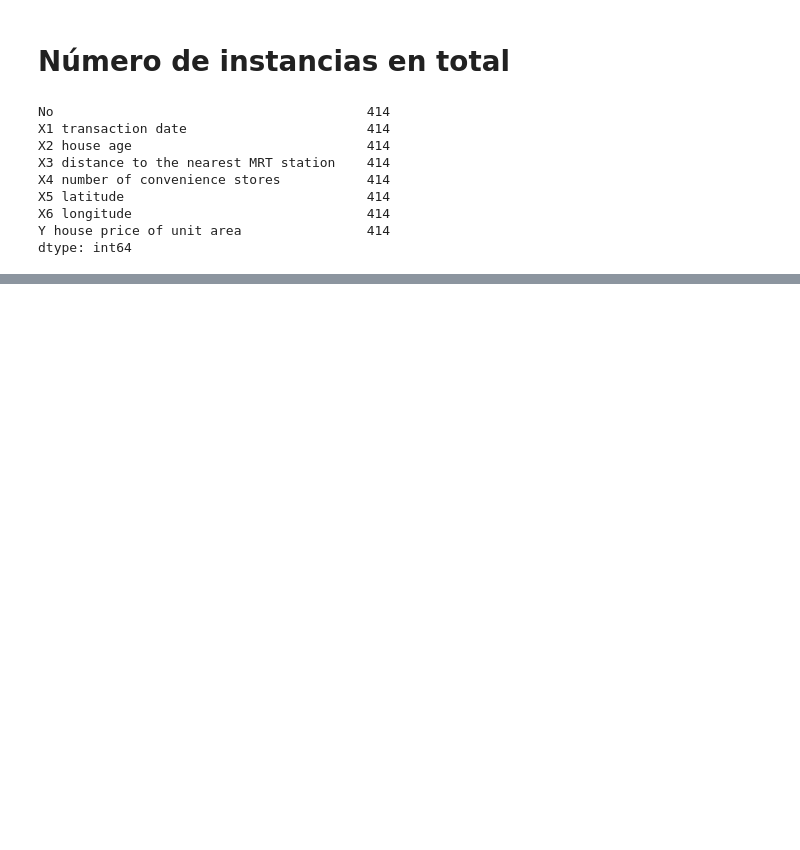
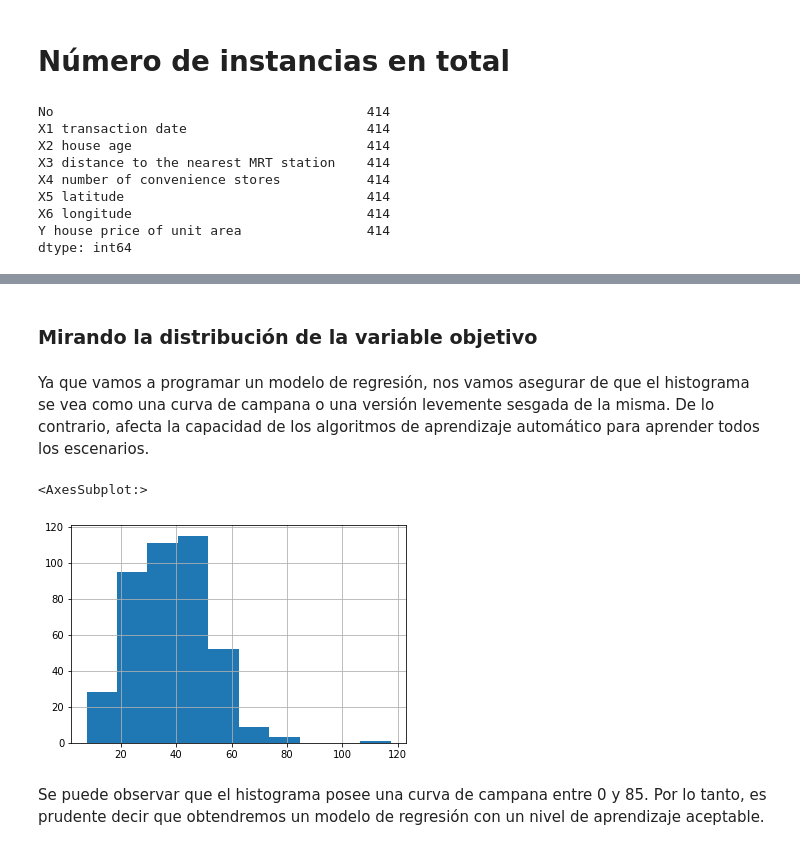
Before and after one commit to sfbarragan/RegresionLineal, a Jupyter notebook: [NRC_6292] StevenBarragan_Lab3.ipynb, the cells around one changed output, grey strips where cells are left out. Drawn from its saved outputs; the diff is of its cells as text; code cells hidden in the pictures; blank space fills up the shorter version.

```diff
--- a/[NRC_6292] StevenBarragan_Lab3.ipynb
+++ b/[NRC_6292] StevenBarragan_Lab3.ipynb
@@ -90,0 +114,14 @@ dtype: int64
+# %% [markdown]
+### Mirando la distribución de la variable objetivo
+# %% [markdown]
+Ya que vamos a programar un modelo de regresión, nos vamos asegurar de que el histograma se vea como una curva de campana o una versión levemente sesgada de la misma. De lo contrario, afecta la capacidad de los algoritmos de aprendizaje automático para aprender todos los escenarios.
+# %%
+# Establece el backend de matplotlib en el backend 'en línea'
+%matplotlib inline
+#Crear gráfico de barras como la variable objetivo (tipo) continua.
+df['Y house price of unit area'].hist()
+# %% [output]
+<AxesSubplot:>
+[figure, added]
+# %% [markdown]
+Se puede observar que el histograma posee una curva de campana entre 0 y 85. Por lo tanto, es prudente decir que obtendremos un modelo de regresión con un nivel de aprendizaje aceptable.
```
Also changed, not shown: parts of 18 cells of this notebook.
